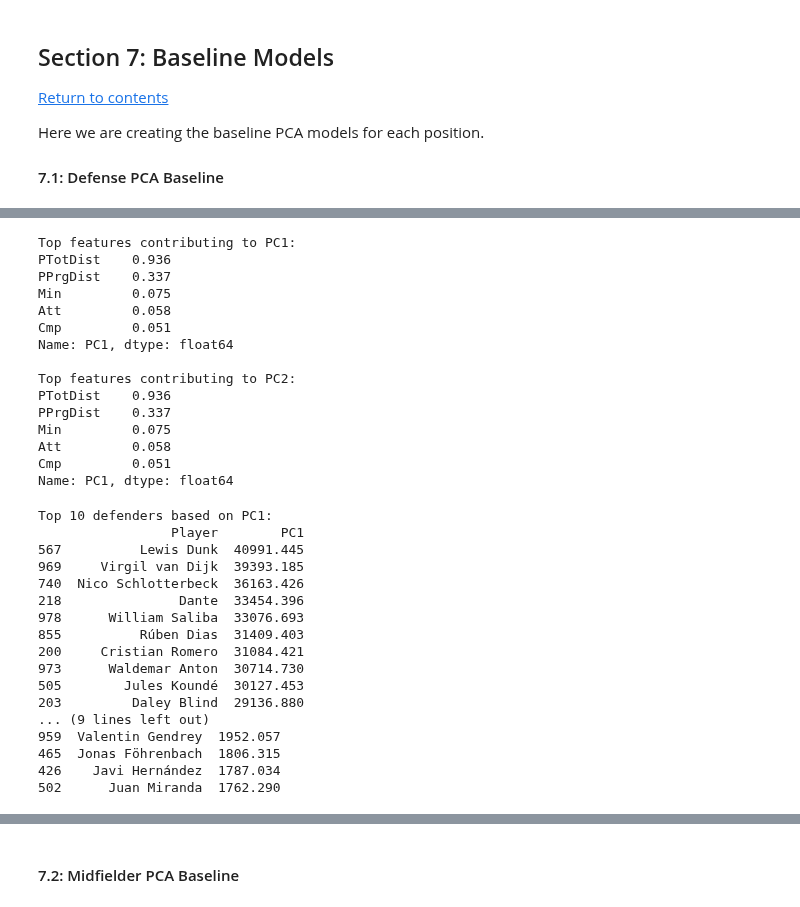
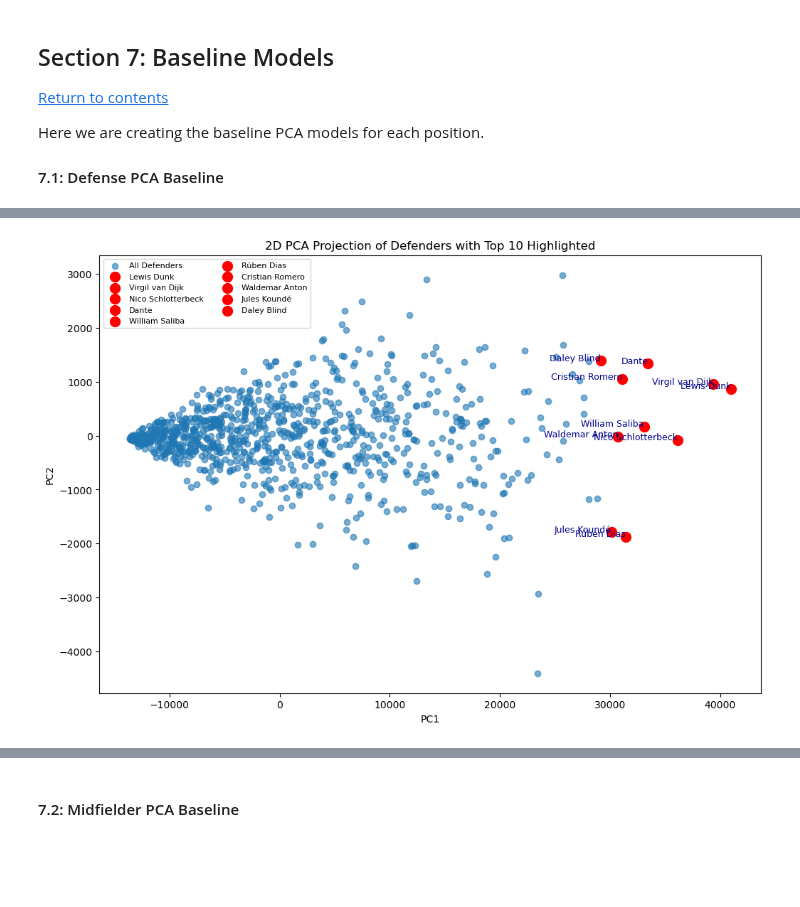
Before and after one commit to kezeani/109aproject, a Jupyter notebook: project.ipynb, the cells around one changed output, grey strips where cells are left out. Saved outputs shown, nothing was run; the diff lists cells and outputs as text; code cells hidden in the pictures; blank space fills up the shorter version.

```diff
--- a/project.ipynb
+++ b/project.ipynb
@@ -255,55 +240,25 @@ plt.show()
-# %%
-features = defenders_numeric.columns
-pc_loadings = pca.components_
-pc1_pc2_loadings = pd.DataFrame(pc_loadings[:2], columns=features, index=['PC1', 'PC2']).T
-
-print("\nTop features contributing to PC1:")
-print(pc1_pc2_loadings['PC1'].sort_values(ascending=False).head(5))
-
-print("\nTop features contributing to PC2:")
-print(pc1_pc2_loadings['PC1'].sort_values(ascending=False).head(5))
-# %% [output]
-Top features contributing to PC1:
-PTotDist    0.936
-PPrgDist    0.337
-Min         0.075
-Att         0.058
-Cmp         0.051
-Name: PC1, dtype: float64
-
-Top features contributing to PC2:
-PTotDist    0.936
-PPrgDist    0.337
-Min         0.075
-Att         0.058
-Cmp         0.051
-Name: PC1, dtype: float64
-# %%
-defenders = defenders.loc[defenders_numeric.index]
-
-defenders['PC1'] = defenders_pca[:, 0]
-defenders['PC2'] = defenders_pca[:, 1]
-
-print("Top 10 defenders based on PC1:")
-print(defenders[['Player', 'PC1']].sort_values(by='PC1', ascending=False).head(10))
-
-print("\nTop 10 defenders based on PC2:")
-print(defenders[['Player', 'PC2']].sort_values(by='PC2', ascending=False).head(10))
-# %% [output]
-Top 10 defenders based on PC1:
-                 Player        PC1
-567          Lewis Dunk  40991.445
-969     Virgil van Dijk  39393.185
-740  Nico Schlotterbeck  36163.426
-218               Dante  33454.396
-978      William Saliba  33076.693
-855          Rúben Dias  31409.403
-200     Cristian Romero  31084.421
-973      Waldemar Anton  30714.730
-505        Jules Koundé  30127.453
-203         Daley Blind  29136.880
-... (9 lines left out)
-959  Valentin Gendrey  1952.057
-465  Jonas Föhrenbach  1806.315
-426    Javi Hernández  1787.034
-502      Juan Miranda  1762.290
+# %%
+
+defenders = defenders.loc[defender_numeric.index]
+defenders['PC1'] = defenders_pca[:, 0]
+defenders['PC2'] = defenders_pca[:, 1]
+
+top_defenders = defenders.nlargest(10, 'PC1')
+
+
+plt.figure(figsize=(12, 8))
+plt.scatter(defenders_pca[:, 0], defenders_pca[:, 1], alpha=0.6, label="All Defenders")
+
+for _, row in top_defenders.iterrows():
+    pc1 = row['PC1']
+    pc2 = row['PC2']
+    plt.scatter(pc1, pc2, color='red', s=100, label=row['Player'])
+    plt.text(pc1, pc2, row['Player'], fontsize=9, ha='right', color='darkblue')
+
+plt.xlabel("PC1")
+plt.ylabel("PC2")
+plt.title("2D PCA Projection of Defenders with Top 10 Highlighted")
+plt.legend(loc='best', fontsize=8, ncol=2)
+plt.show()
+# %% [output]
+[figure, added]
```
Also changed, not shown: parts of 4 cells of this notebook.
